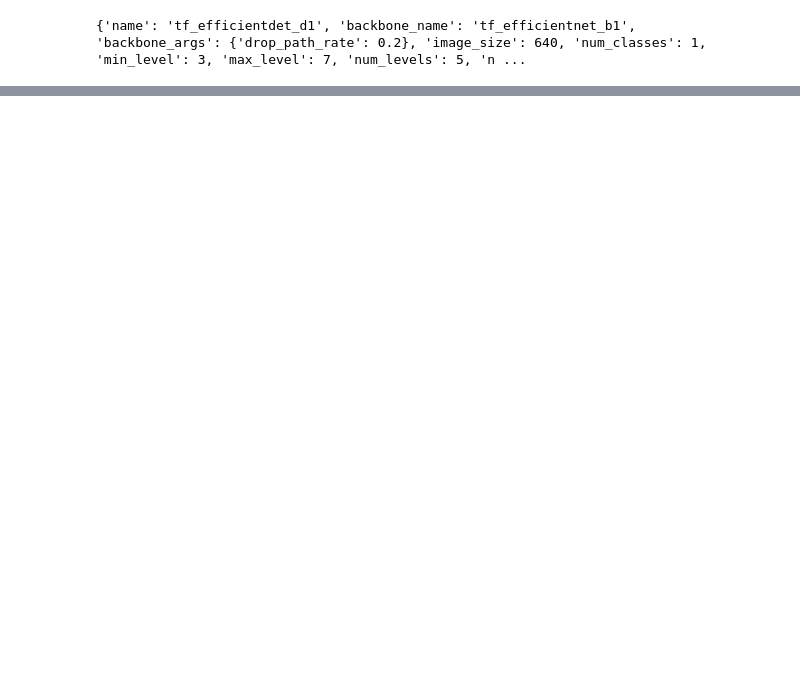
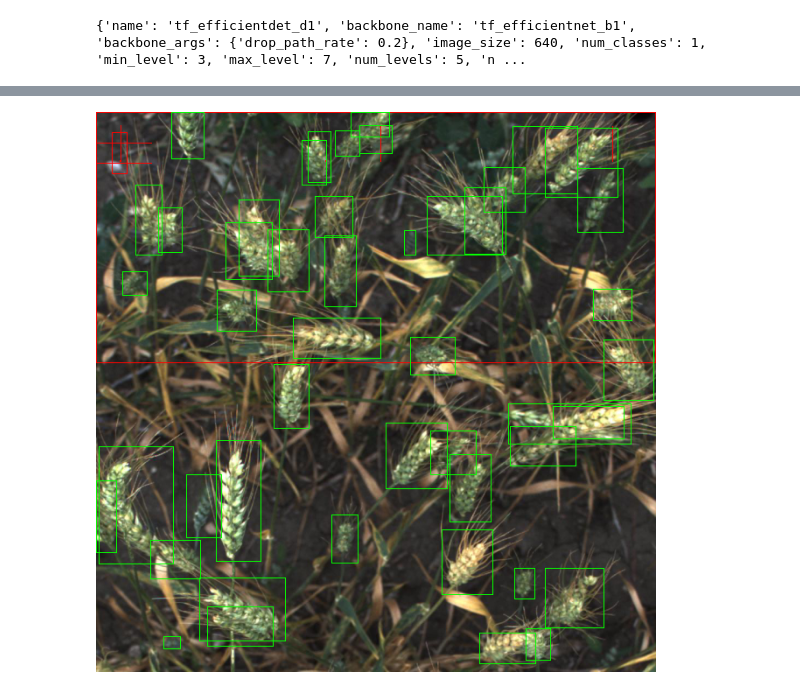
Before and after one commit to dmitry-vorobiev/kaggle-global-wheat-detection, a Jupyter notebook: nbs/effdet_rwightman.ipynb, the cells around one changed output, grey strips where cells are left out. Drawn from its saved outputs; the diff is of its cells as text; code cells hidden in the pictures; blank space fills up the shorter version.

```diff
--- a/nbs/effdet_rwightman.ipynb
+++ b/nbs/effdet_rwightman.ipynb
@@ -133,0 +190,4 @@ out
+# %%
+Image.open('/media/dmitry/data/kek/zhopa.png')
+# %% [output]
+[figure, added]
```
Also changed, not shown: parts of 13 cells of this notebook, 4 other files.
